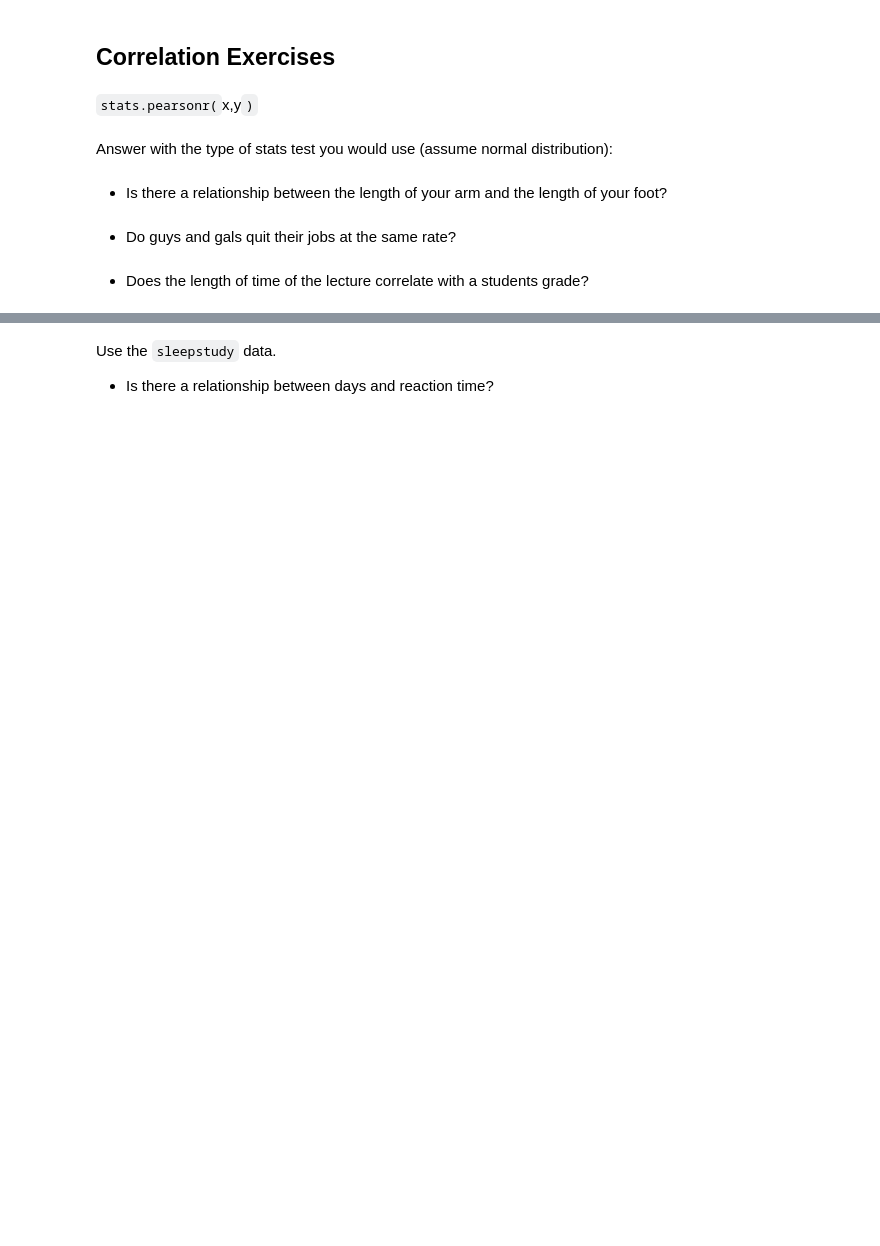
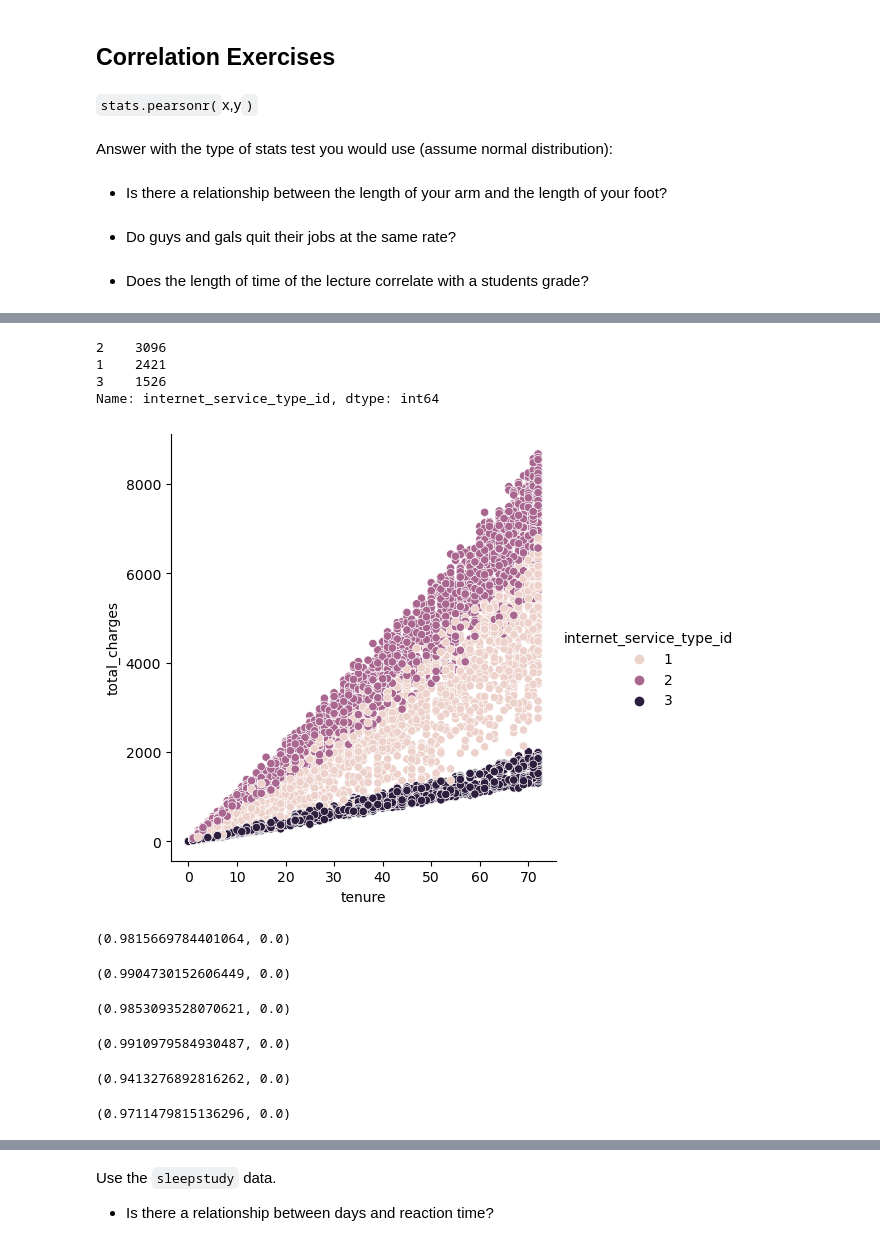
Before and after one commit to tkephart96/statistics-exercises, a Jupyter notebook: hypothesis_testing.ipynb, the cells around one changed output, grey strips where cells are left out. Cells and saved outputs as stored; diff of their text form; code cells hidden in the pictures; blank space fills up the shorter version.

```diff
--- a/hypothesis_testing.ipynb
+++ b/hypothesis_testing.ipynb
@@ -320,0 +439,12 @@ Use the `telco_churn` data.
+# %%
+churn.internet_service_type_id.value_counts()
+# %% [output]
+2    3096
+1    2421
+3    1526
+Name: internet_service_type_id, dtype: int64
+# %%
+sns.relplot(data=churn, x=churn.tenure, y=churn.total_charges, hue=churn.internet_service_type_id)
+plt.show()
+# %% [output]
+[figure, added]
@@ -320,0 +455,30 @@ Use the `telco_churn` data.
+# %%
+ni_r, ni_p = stats.pearsonr(no_internet.tenure, no_internet.total_charges)
+ni_r, ni_p
+# %% [output]
+(0.9815669784401064, 0.0)
+# %%
+ni_r, ni_p = stats.spearmanr(no_internet.tenure, no_internet.total_charges)
+ni_r, ni_p
+# %% [output]
+(0.9904730152606449, 0.0)
+# %%
+fi_r, fi_p = stats.pearsonr(fi_internet.tenure, fi_internet.total_charges)
+fi_r, fi_p
+# %% [output]
+(0.9853093528070621, 0.0)
+# %%
+fi_r, fi_p = stats.spearmanr(fi_internet.tenure, fi_internet.total_charges)
+fi_r, fi_p
+# %% [output]
+(0.9910979584930487, 0.0)
+# %%
+dsl_r, dsl_p = stats.pearsonr(dsl_internet.tenure, dsl_internet.total_charges)
+dsl_r, dsl_p
+# %% [output]
+(0.9413276892816262, 0.0)
+# %%
+dsl_r, dsl_p = stats.spearmanr(dsl_internet.tenure, dsl_internet.total_charges)
+dsl_r, dsl_p
+# %% [output]
+(0.9711479815136296, 0.0)
```
Also changed, not shown: parts of 48 cells of this notebook.
